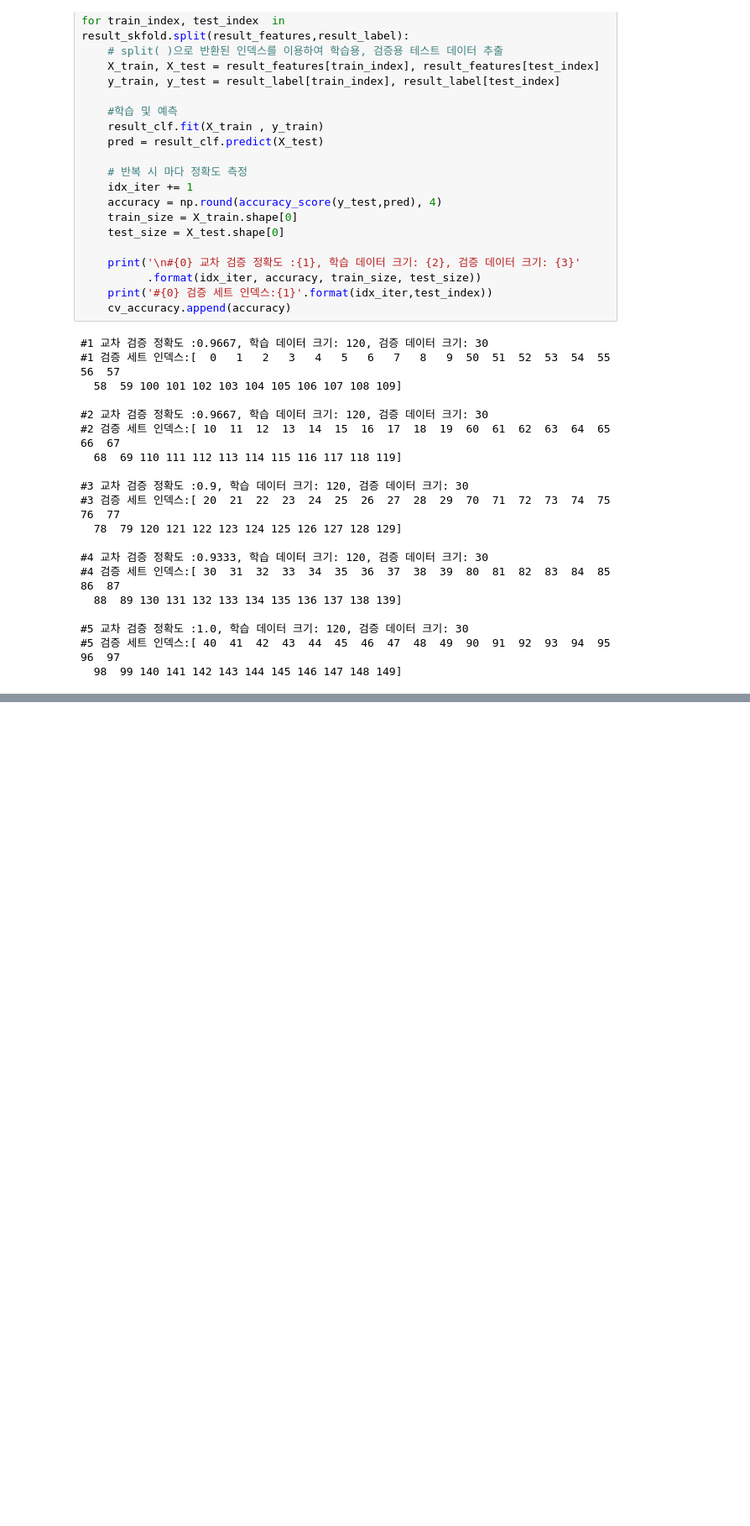
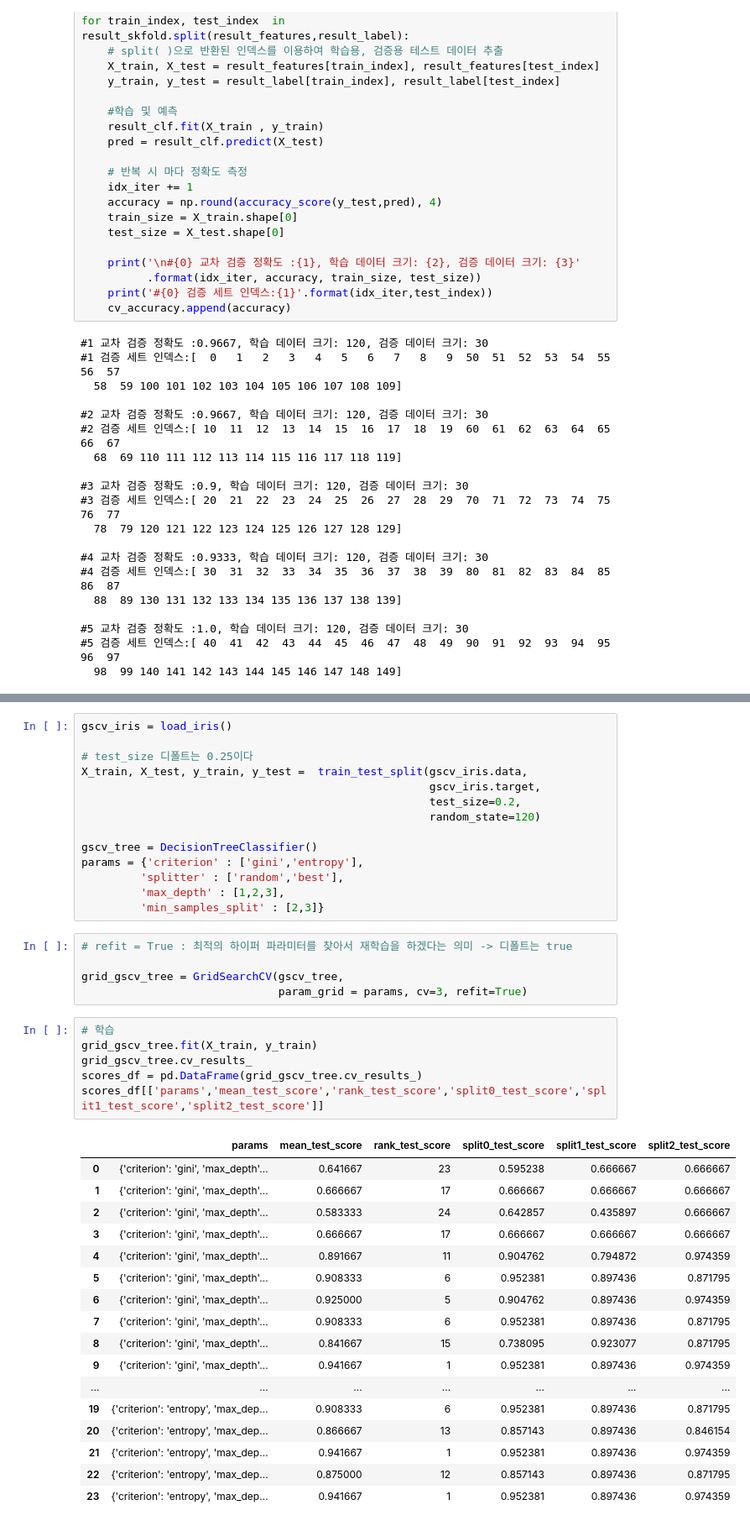
Before and after one commit to Kyounglin-Kim/TIL, a Jupyter notebook: Machine Learning/ml_iris_classification[01].ipynb, the cells around one changed output, grey strips where cells are left out. Shown at 84% size. Cells and saved outputs as stored; diff of their text form; blank space fills up the shorter version.

```diff
--- a/Machine Learning/ml_iris_classification[01].ipynb
+++ b/Machine Learning/ml_iris_classification[01].ipynb
@@ -508,0 +564,43 @@ print('## 평균 검증 정확도:', np.mean(cv_accuracy))
+# %%
+gscv_iris = load_iris()
+
+# test_size 디폴트는 0.25이다
+X_train, X_test, y_train, y_test =  train_test_split(gscv_iris.data,
+                                                     gscv_iris.target,
+                                                     test_size=0.2,
+                                                     random_state=120)
+
+gscv_tree = DecisionTreeClassifier()
+params = {'criterion' : ['gini','entropy'],
+         'splitter' : ['random','best'],
+         'max_depth' : [1,2,3],
+         'min_samples_split' : [2,3]}
+# %%
+# refit = True : 최적의 하이퍼 파라미터를 찾아서 재학습을 하겠다는 의미 -> 디폴트는 true
+
+grid_gscv_tree = GridSearchCV(gscv_tree,
+                              param_grid = params, cv=3, refit=True)
+# %%
+# 학습
+grid_gscv_tree.fit(X_train, y_train)
+grid_gscv_tree.cv_results_
+scores_df = pd.DataFrame(grid_gscv_tree.cv_results_)
+scores_df[['params','mean_test_score','rank_test_score','split0_test_score','split1_test_score','split2_test_score']]
+# %% [output]
+|  | params | mean_test_score | rank_test_score | split0_test_score | split1_test_score | split2_test_score |
+| 0 | {'criterion': 'gini', 'max_depth'... | 0.641667 | 23 | 0.595238 | 0.666667 | 0.666667 |
+| 1 | {'criterion': 'gini', 'max_depth'... | 0.666667 | 17 | 0.666667 | 0.666667 | 0.666667 |
+| 2 | {'criterion': 'gini', 'max_depth'... | 0.583333 | 24 | 0.642857 | 0.435897 | 0.666667 |
+| 3 | {'criterion': 'gini', 'max_depth'... | 0.666667 | 17 | 0.666667 | 0.666667 | 0.666667 |
+| 4 | {'criterion': 'gini', 'max_depth'... | 0.891667 | 11 | 0.904762 | 0.794872 | 0.974359 |
+| 5 | {'criterion': 'gini', 'max_depth'... | 0.908333 | 6 | 0.952381 | 0.897436 | 0.871795 |
+| 6 | {'criterion': 'gini', 'max_depth'... | 0.925000 | 5 | 0.904762 | 0.897436 | 0.974359 |
+| 7 | {'criterion': 'gini', 'max_depth'... | 0.908333 | 6 | 0.952381 | 0.897436 | 0.871795 |
+| 8 | {'criterion': 'gini', 'max_depth'... | 0.841667 | 15 | 0.738095 | 0.923077 | 0.871795 |
+| 9 | {'criterion': 'gini', 'max_depth'... | 0.941667 | 1 | 0.952381 | 0.897436 | 0.974359 |
+| ... | ... | ... | ... | ... | ... | ... |
+| 19 | {'criterion': 'entropy', 'max_dep... | 0.908333 | 6 | 0.952381 | 0.897436 | 0.871795 |
+| 20 | {'criterion': 'entropy', 'max_dep... | 0.866667 | 13 | 0.857143 | 0.897436 | 0.846154 |
+| 21 | {'criterion': 'entropy', 'max_dep... | 0.941667 | 1 | 0.952381 | 0.897436 | 0.974359 |
+| 22 | {'criterion': 'entropy', 'max_dep... | 0.875000 | 12 | 0.857143 | 0.897436 | 0.871795 |
+| 23 | {'criterion': 'entropy', 'max_dep... | 0.941667 | 1 | 0.952381 | 0.897436 | 0.974359 |
```
Also changed, not shown: parts of 28 cells of this notebook, 1 other file.
